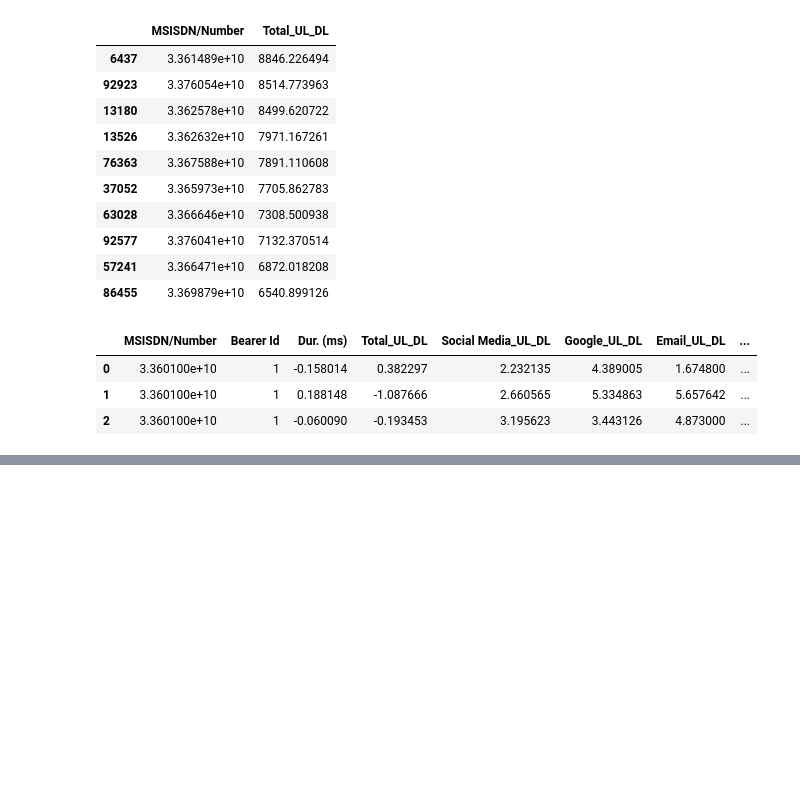
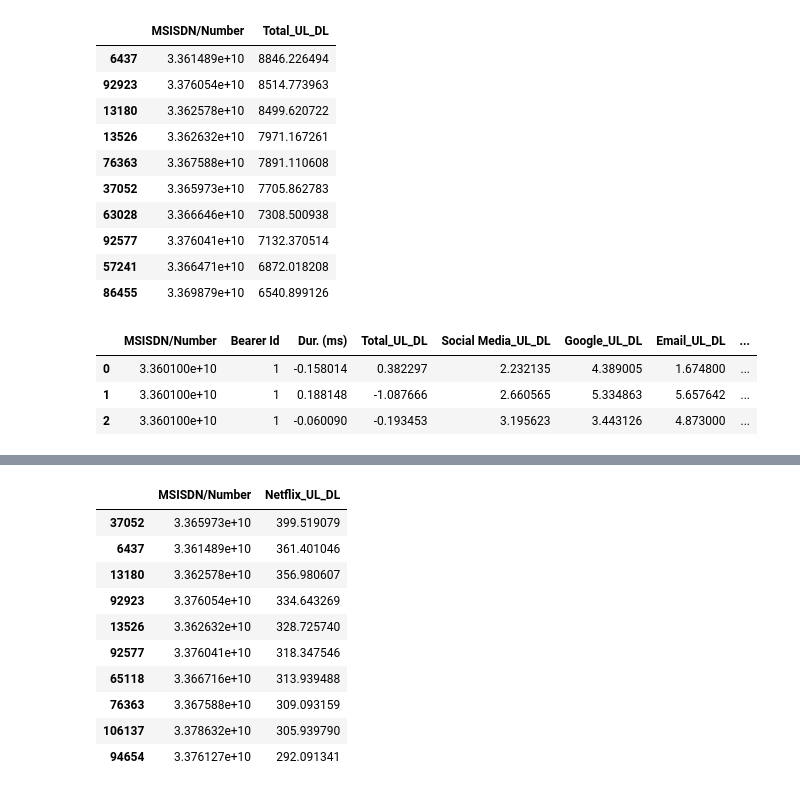
Before and after one commit to nebasam/Telecom_Data_Analysis, a Jupyter notebook: notebooks/TelecomDataAnalysis.ipynb, the cells around one changed output, grey strips where cells are left out. Drawn from its saved outputs; the diff is of its cells as text; code cells hidden in the pictures; blank space fills up the shorter version.

```diff
--- a/notebooks/TelecomDataAnalysis.ipynb
+++ b/notebooks/TelecomDataAnalysis.ipynb
@@ -688,0 +724,16 @@ kmeans_cluster(user_agg,columns)
+# %%
+# Top 10 for Netflix
+Top_Ten = sort_column(user_agg,col1='MSISDN/Number',col2='Netflix_UL_DL')
+Top_Ten.head(10)
+# %% [output]
+|  | MSISDN/Number | Netflix_UL_DL |
+| 37052 | 3.365973e+10 | 399.519079 |
+| 6437 | 3.361489e+10 | 361.401046 |
+| 13180 | 3.362578e+10 | 356.980607 |
+| 92923 | 3.376054e+10 | 334.643269 |
+| 13526 | 3.362632e+10 | 328.725740 |
+| 92577 | 3.376041e+10 | 318.347546 |
+| 65118 | 3.366716e+10 | 313.939488 |
+| 76363 | 3.367588e+10 | 309.093159 |
+| 106137 | 3.378632e+10 | 305.939790 |
+| 94654 | 3.376127e+10 | 292.091341 |
```
Also changed, not shown: parts of 10 cells of this notebook.
